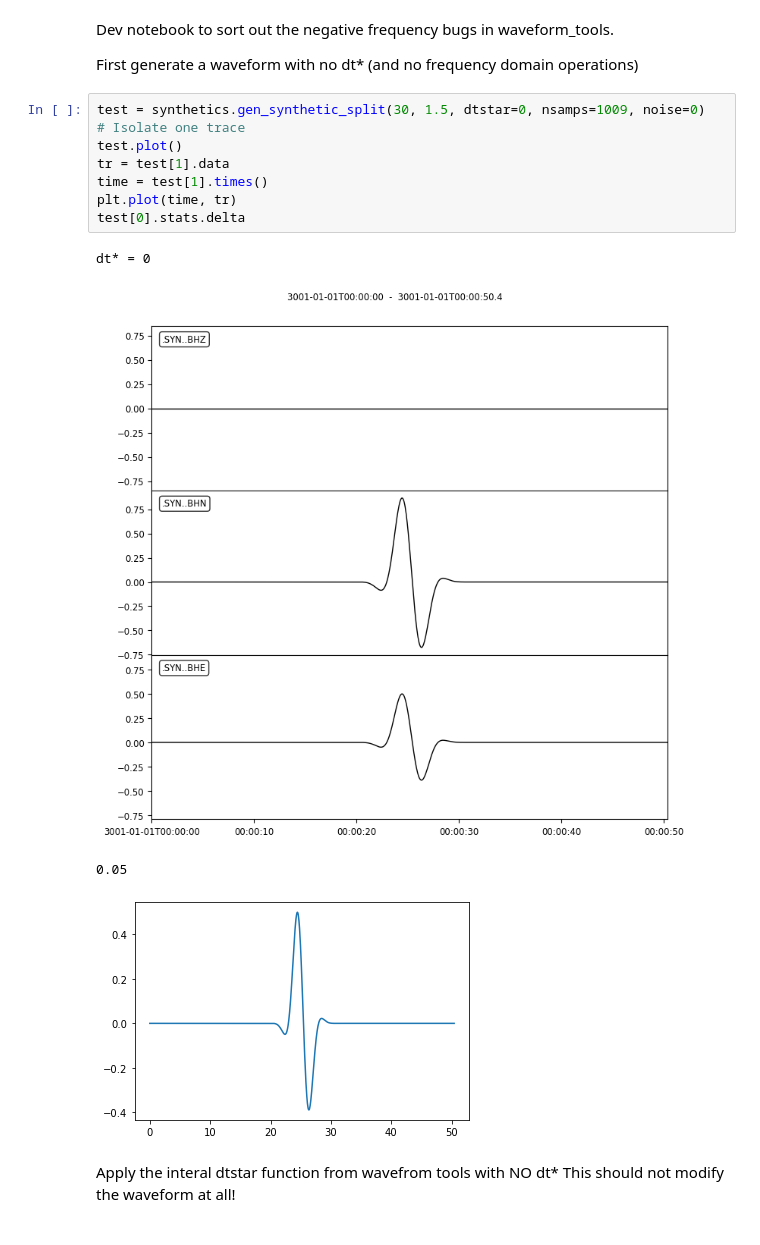
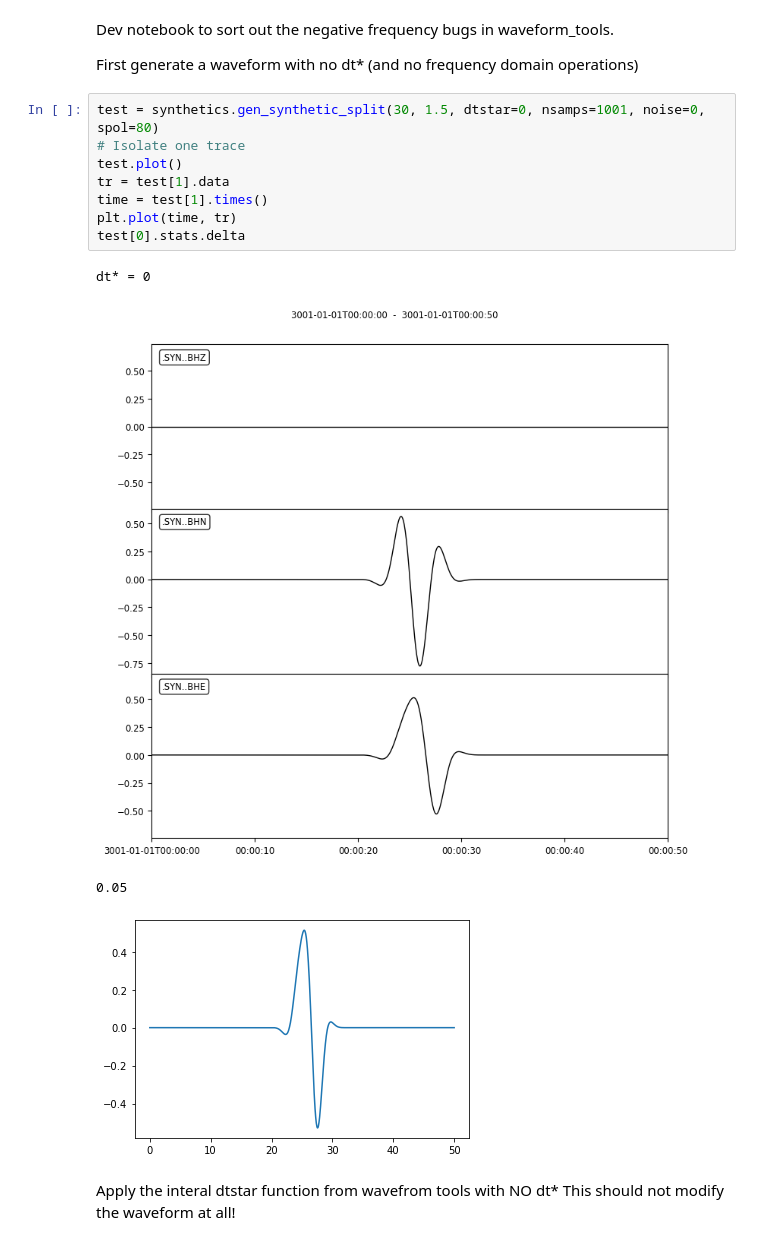
Before and after one commit to Jasplet/ani_attenuation, a Jupyter notebook: ani_attenuation/debug_ifft.ipynb, the cells around one changed output. Cells and saved outputs as stored; diff of their text form.

```diff
--- a/ani_attenuation/debug_ifft.ipynb
+++ b/ani_attenuation/debug_ifft.ipynb
@@ -14,18 +14,18 @@ Dev notebook to sort out the negative frequency bugs in waveform_tools.
 
 First generate a waveform with no dt* (and no frequency domain operations)
 # %%
-test = synthetics.gen_synthetic_split(30, 1.5, dtstar=0, nsamps=1009, noise=0)
+test = synthetics.gen_synthetic_split(30, 1.5, dtstar=0, nsamps=1001, noise=0, spol=80)
 # Isolate one trace
 test.plot()
 tr = test[1].data
 time = test[1].times()
 plt.plot(time, tr)
 test[0].stats.delta
 # %% [output]
 dt* = 0
-[figure, old version]
+[figure, new version]
 0.05
-[figure, old version]
+[figure, new version]
 # %% [markdown]
 Apply the interal dtstar function from wavefrom tools with NO dt*
 This should not modify the waveform at all!
```
Also changed, not shown: parts of 4 cells of this notebook.
